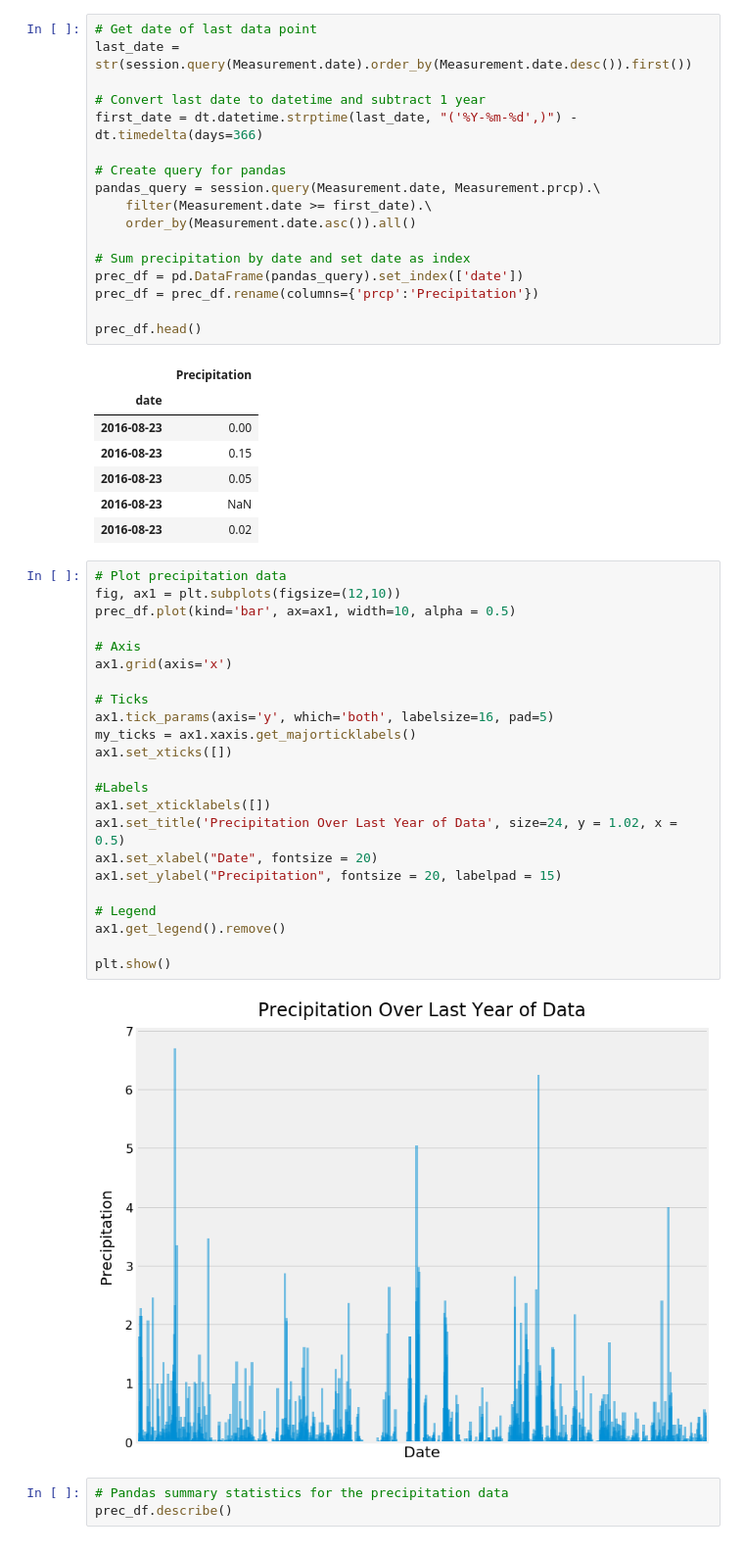
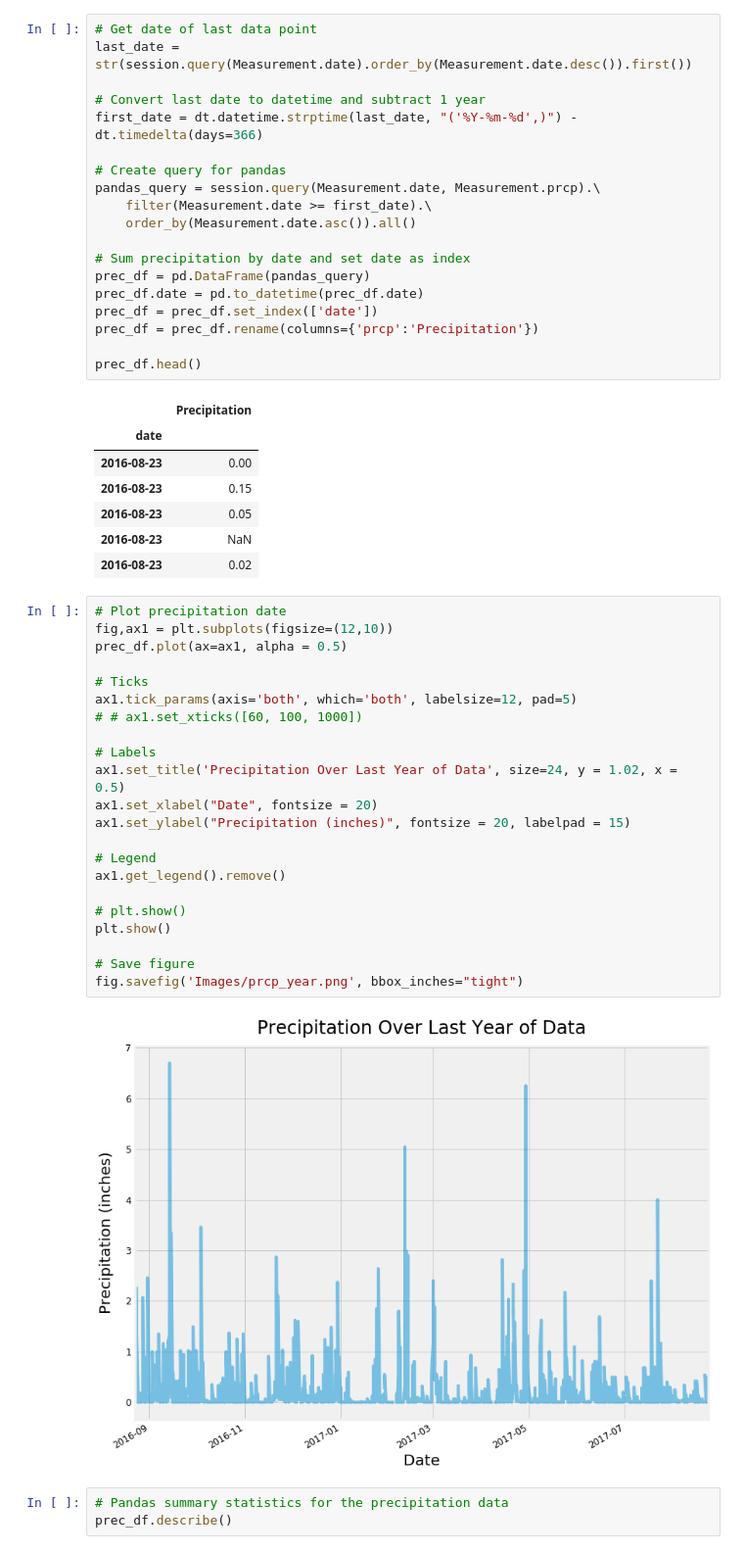
Before and after one commit to L0per/sqlalchemy-challenge, a Jupyter notebook: climate.ipynb, the cells around one changed output. Shown at 98% size. Saved outputs shown, nothing was run; the diff lists cells and outputs as text.

Commit message:
added xtick labels to precipitation plot and plot images

```diff
--- a/climate.ipynb
+++ b/climate.ipynb
@@ -84,7 +84,9 @@ pandas_query = session.query(Measurement.date, Measurement.prcp).\
     order_by(Measurement.date.asc()).all()
 
 # Sum precipitation by date and set date as index
-prec_df = pd.DataFrame(pandas_query).set_index(['date'])
+prec_df = pd.DataFrame(pandas_query)
+prec_df.date = pd.to_datetime(prec_df.date)
+prec_df = prec_df.set_index(['date'])
 prec_df = prec_df.rename(columns={'prcp':'Precipitation'})
 
 prec_df.head()
@@ -97,30 +99,29 @@ prec_df.head()
 | 2016-08-23 | NaN |
 | 2016-08-23 | 0.02 |
 # %%
-# Plot precipitation data
-fig, ax1 = plt.subplots(figsize=(12,10))
-prec_df.plot(kind='bar', ax=ax1, width=10, alpha = 0.5)
-
-# Axis
-ax1.grid(axis='x')
+# Plot precipitation date
+fig,ax1 = plt.subplots(figsize=(12,10))
+prec_df.plot(ax=ax1, alpha = 0.5)
 
 # Ticks
-ax1.tick_params(axis='y', which='both', labelsize=16, pad=5)
-my_ticks = ax1.xaxis.get_majorticklabels()
-ax1.set_xticks([])
+ax1.tick_params(axis='both', which='both', labelsize=12, pad=5)
+# # ax1.set_xticks([60, 100, 1000])
 
-#Labels
-ax1.set_xticklabels([])
+# Labels
 ax1.set_title('Precipitation Over Last Year of Data', size=24, y = 1.02, x = 0.5)
 ax1.set_xlabel("Date", fontsize = 20)
-ax1.set_ylabel("Precipitation", fontsize = 20, labelpad = 15)
+ax1.set_ylabel("Precipitation (inches)", fontsize = 20, labelpad = 15)
 
 # Legend
 ax1.get_legend().remove()
 
+# plt.show()
 plt.show()
+
+# Save figure
+fig.savefig('Images/prcp_year.png', bbox_inches="tight")
 # %% [output]
-[figure, old version]
+[figure, new version]
 # %%
 # Pandas summary statistics for the precipitation data
 prec_df.describe()
```
Also changed, not shown: parts of 3 cells of this notebook, 4 other files.
